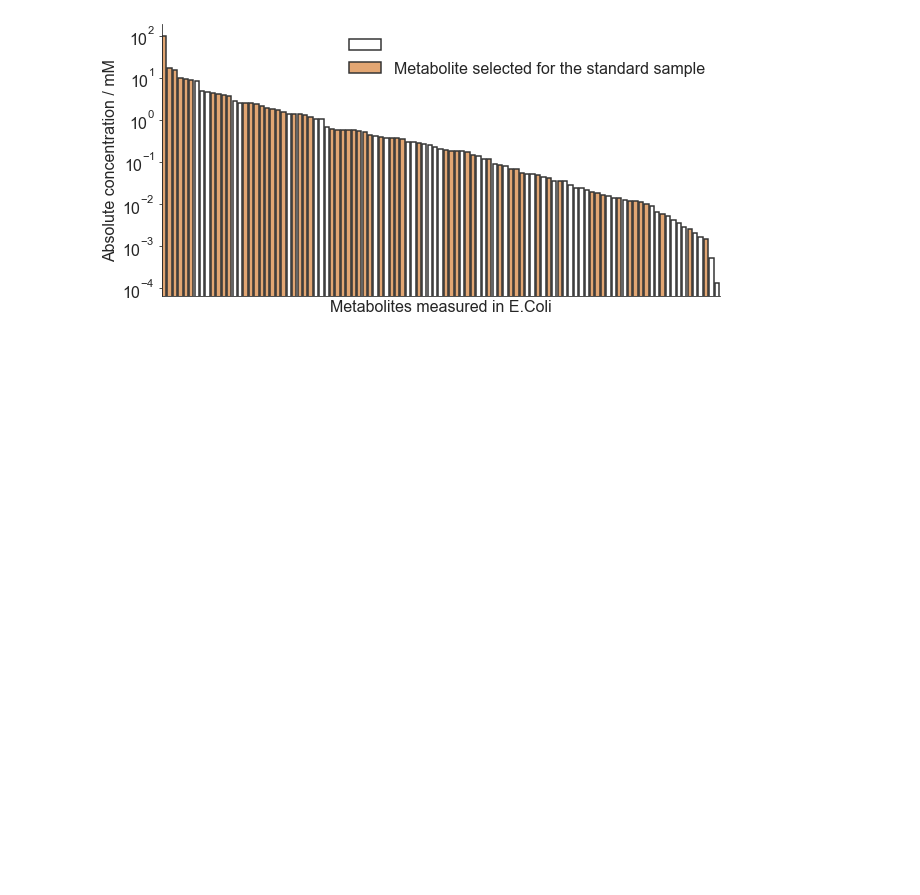
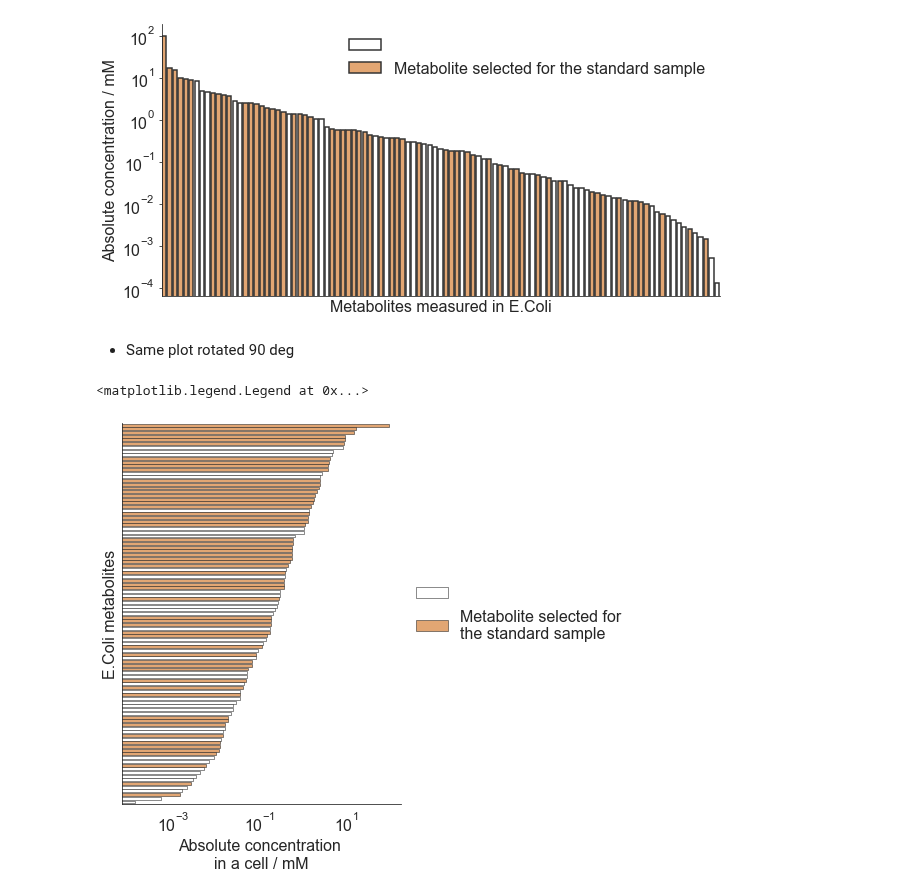
Before and after one commit to saharuka/metabolite_detectability, a Jupyter notebook: spotting/analysis/20_matrices/6_plots/q1c_absolute_abundance.ipynb, the cells around one changed output. Drawn from its saved outputs; the diff is of its cells as text; code cells hidden in the pictures; blank space fills up the shorter version.

Commit message:
Update plot appearance

```diff
--- a/spotting/analysis/20_matrices/6_plots/q1c_absolute_abundance.ipynb
+++ b/spotting/analysis/20_matrices/6_plots/q1c_absolute_abundance.ipynb
@@ -65,3 +65,36 @@ g.legend(legend_labels, ['','Metabolite selected for the standard sample'], fram
 [figure]
 # %%
 g.figure.savefig(p_analysis / f"abundance_plot.pdf")
+# %% [markdown]
+- Same plot rotated 90 deg
+# %%
+palette = {True:"sandybrown",
+           False:"white"} #slategrey
+
+sns.set_style("white")
+plt.figure(figsize = (5,7))
+g = sns.barplot(y="Name in paper",
+                x="Concentration / mM",
+                hue="covered",
+                data=abundance,
+
+                # Bar appearance
+                palette=palette,
+                dodge=False,
+                linewidth=0.5,
+                edgecolor="0.1"
+               )
+# Edit plot area
+sns.despine()
+
+# Edit axes
+g.set(yticks=[], ylabel='E.Coli metabolites', xlabel='Absolute concentration \nin a cell / mM')
+g.set_xscale('log')
+g.tick_params(left=True)
+
+# Edit legend
+legend_labels, _= g.get_legend_handles_labels()
+g.legend(legend_labels, ['','Metabolite selected for \nthe standard sample'], frameon=False, bbox_to_anchor=(1,0.5))
+# %% [output]
+<matplotlib.legend.Legend at 0x...>
+[figure, added]
```
Also changed, not shown: parts of 1 cell of this notebook.
